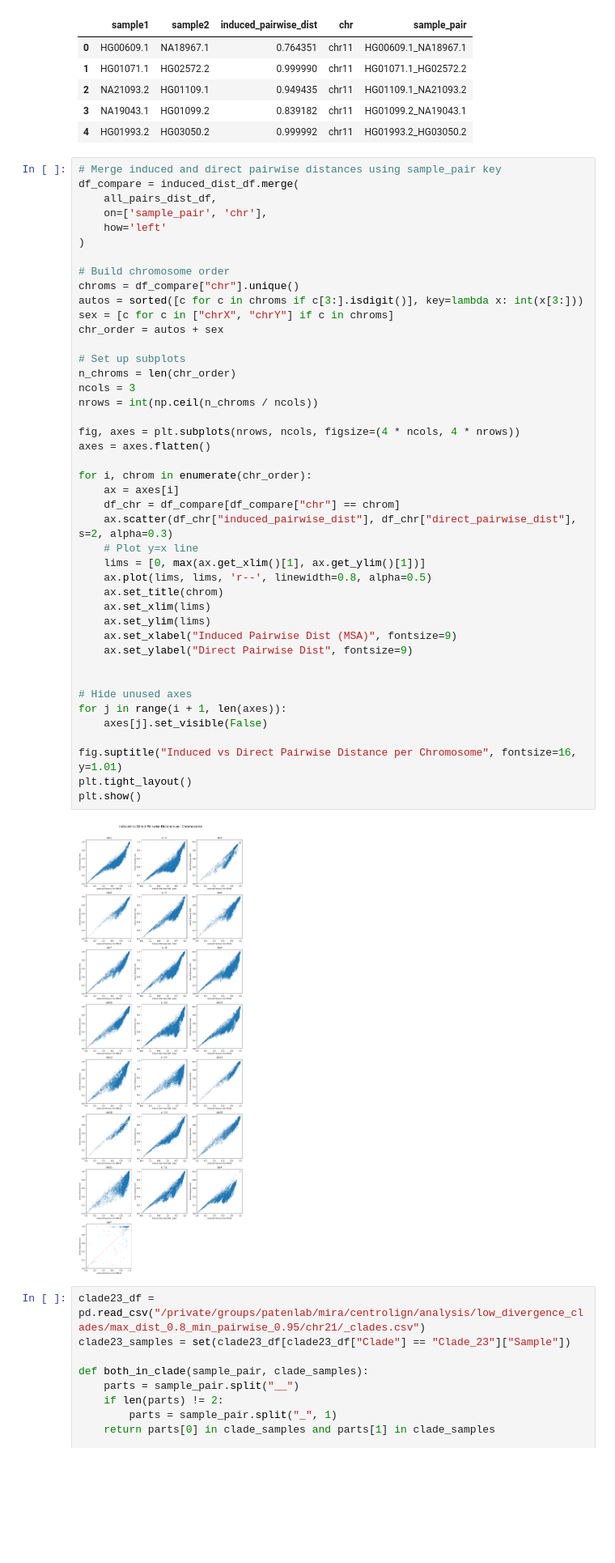
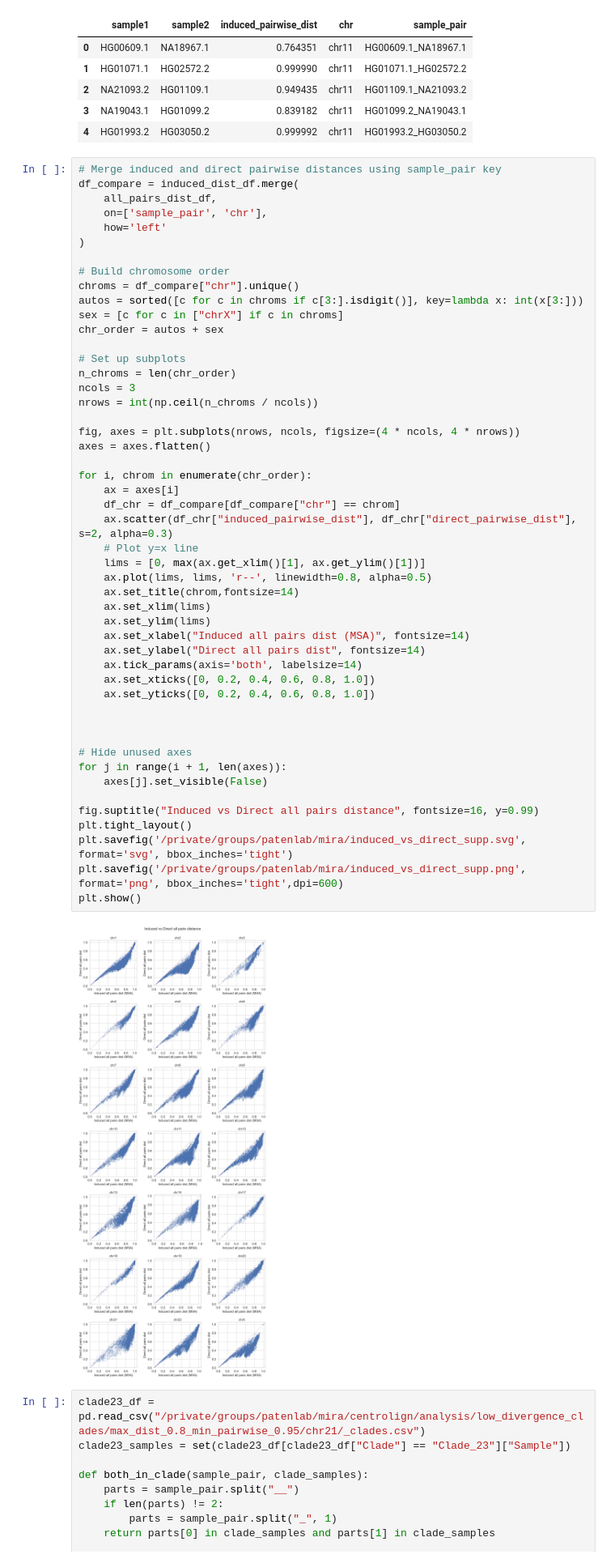
Before and after one commit to miramastoras/centrolign_analysis, a Jupyter notebook: analysis_notes/release2_QC_v2/notebooks/pairwise_consistency.ipynb, the cells around one changed output. Shown at 81% size. Cells and saved outputs as stored; diff of their text form; blank space fills up the shorter version.

```diff
--- a/analysis_notes/release2_QC_v2/notebooks/pairwise_consistency.ipynb
+++ b/analysis_notes/release2_QC_v2/notebooks/pairwise_consistency.ipynb
@@ -533,40 +533,46 @@ df_compare = induced_dist_df.merge(
 # Build chromosome order
 chroms = df_compare["chr"].unique()
 autos = sorted([c for c in chroms if c[3:].isdigit()], key=lambda x: int(x[3:]))
-sex = [c for c in ["chrX", "chrY"] if c in chroms]
+sex = [c for c in ["chrX"] if c in chroms]
 chr_order = autos + sex
 
 # Set up subplots
 n_chroms = len(chr_order)
 ncols = 3
 nrows = int(np.ceil(n_chroms / ncols))
 
 fig, axes = plt.subplots(nrows, ncols, figsize=(4 * ncols, 4 * nrows))
 axes = axes.flatten()
 
 for i, chrom in enumerate(chr_order):
     ax = axes[i]
     df_chr = df_compare[df_compare["chr"] == chrom]
     ax.scatter(df_chr["induced_pairwise_dist"], df_chr["direct_pairwise_dist"], s=2, alpha=0.3)
     # Plot y=x line
     lims = [0, max(ax.get_xlim()[1], ax.get_ylim()[1])]
     ax.plot(lims, lims, 'r--', linewidth=0.8, alpha=0.5)
-    ax.set_title(chrom)
+    ax.set_title(chrom,fontsize=14)
     ax.set_xlim(lims)
     ax.set_ylim(lims)
-    ax.set_xlabel("Induced Pairwise Dist (MSA)", fontsize=9)
-    ax.set_ylabel("Direct Pairwise Dist", fontsize=9)
+    ax.set_xlabel("Induced all pairs dist (MSA)", fontsize=14)
+    ax.set_ylabel("Direct all pairs dist", fontsize=14)
+    ax.tick_params(axis='both', labelsize=14)
+    ax.set_xticks([0, 0.2, 0.4, 0.6, 0.8, 1.0])
+    ax.set_yticks([0, 0.2, 0.4, 0.6, 0.8, 1.0])
+
 
 
 # Hide unused axes
 for j in range(i + 1, len(axes)):
     axes[j].set_visible(False)
 
-fig.suptitle("Induced vs Direct Pairwise Distance per Chromosome", fontsize=16, y=1.01)
+fig.suptitle("Induced vs Direct all pairs distance", fontsize=16, y=0.99)
 plt.tight_layout()
+plt.savefig('/private/groups/patenlab/mira/induced_vs_direct_supp.svg', format='svg', bbox_inches='tight')
+plt.savefig('/private/groups/patenlab/mira/induced_vs_direct_supp.png', format='png', bbox_inches='tight',dpi=600)
 plt.show()
 # %% [output]
-[figure, old version]
+[figure, new version]
 # %%
 clade23_df = pd.read_csv("/private/groups/patenlab/mira/centrolign/analysis/low_divergence_clades/max_dist_0.8_min_pairwise_0.95/chr21/_clades.csv")
 clade23_samples = set(clade23_df[clade23_df["Clade"] == "Clade_23"]["Sample"])
```
Also changed, not shown: parts of 5 cells of this notebook, 7 other files.
